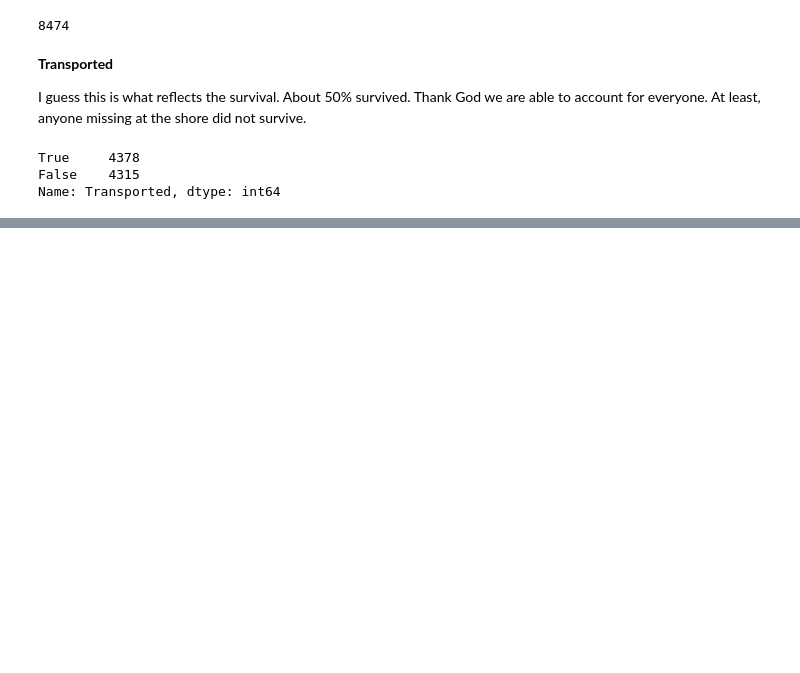
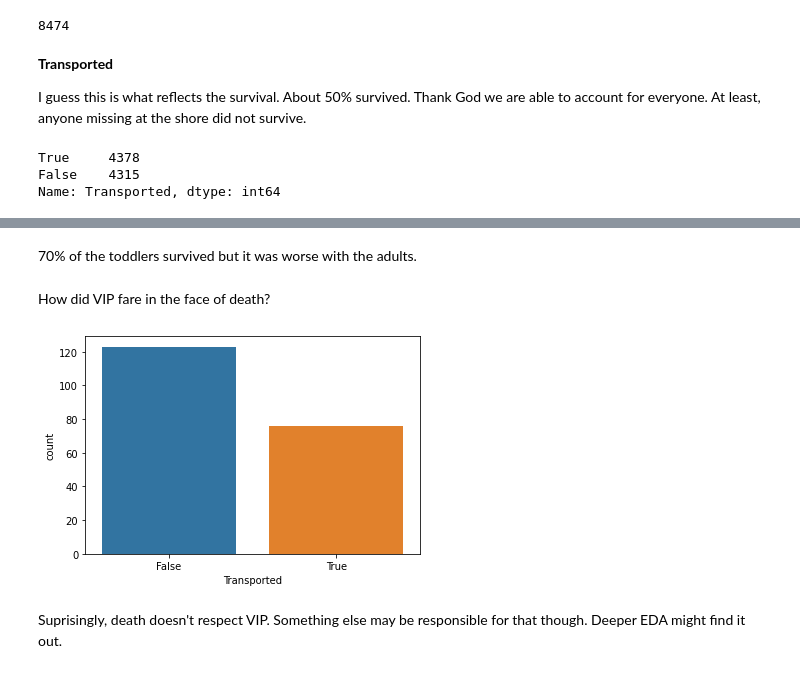
Before and after one commit to TosinPhillip/Spaceship-Titanic-EDA, a Jupyter notebook: Titanic.ipynb, the cells around one changed output, grey strips where cells are left out. Saved outputs shown, nothing was run; the diff lists cells and outputs as text; code cells hidden in the pictures; blank space fills up the shorter version.

```diff
--- a/Titanic.ipynb
+++ b/Titanic.ipynb
@@ -321,0 +366,4 @@ Now, some **EDA's**
+# %%
+VIP = train[train['VIP'] == True]
+print('There are', len(VIP['Cabin'].value_counts()), 'VIP cabins')
+VIP['Cabin'].value_counts(sort=True)
@@ -321,0 +426,11 @@ Now, some **EDA's**
+# %% [markdown]
+70% of the toddlers survived but it was worse with the adults.
+# %% [markdown]
+How did VIP fare in the face of death?
+# %%
+sns.countplot(x='Transported', data=VIP)
+plt.show()
+# %% [output]
+[figure, added]
+# %% [markdown]
+Suprisingly, death doesn't respect VIP. Something else may be responsible for that though. Deeper EDA might find it out.
```
Also changed, not shown: parts of 18 cells of this notebook, 1 other file.
